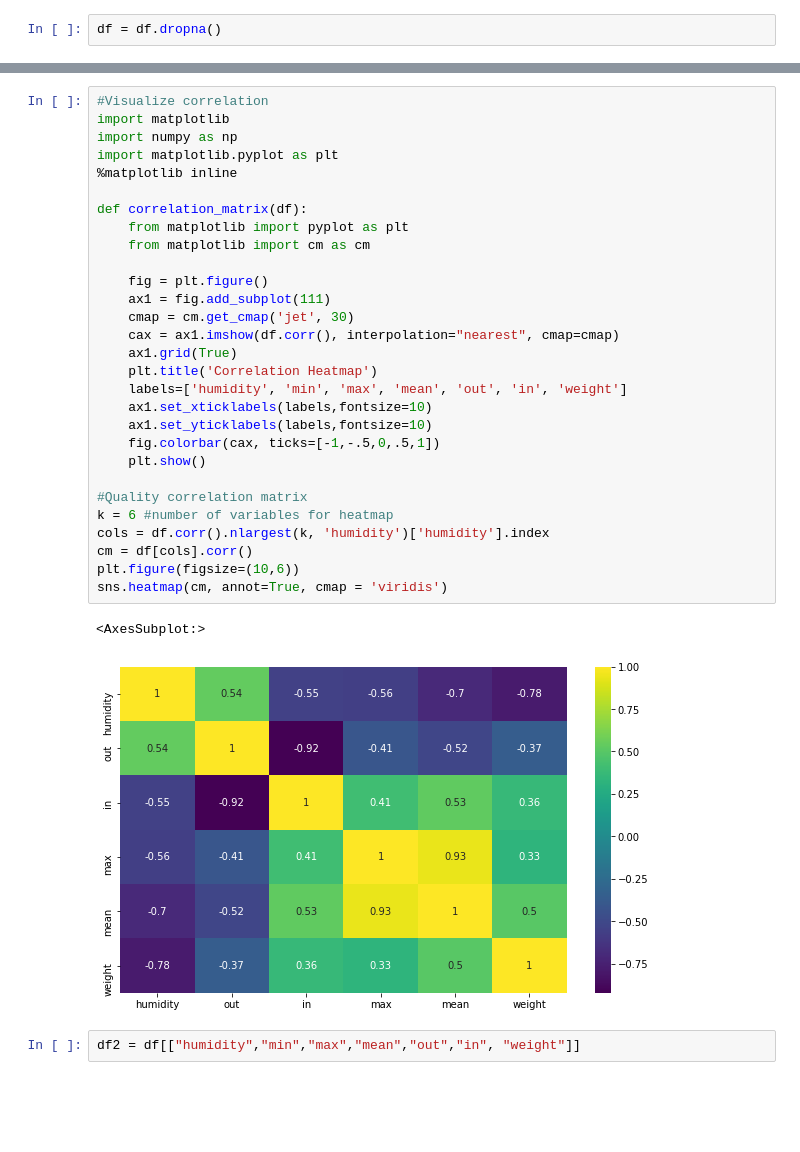
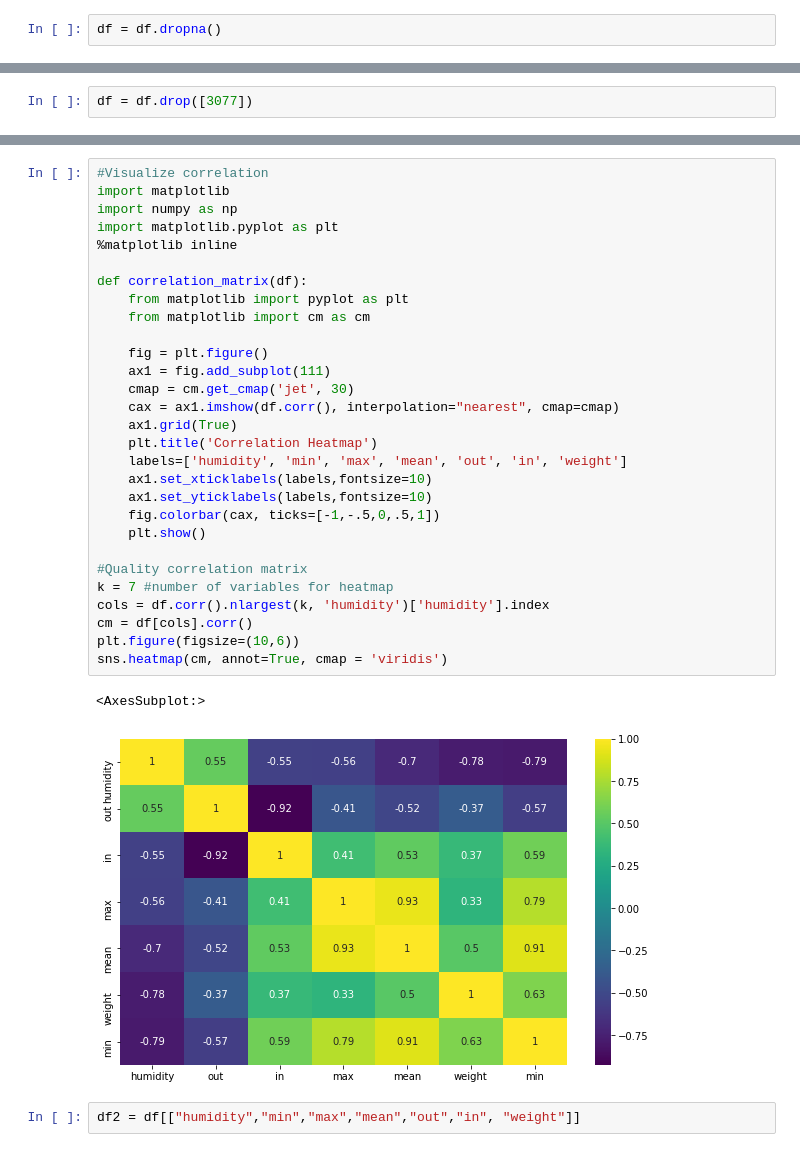
Before and after one commit to AFineSortie/Apicultural-Conservation-and-Technology, a Jupyter notebook: beehive-metrics_2017.ipynb, the cells around one changed output, grey strips where cells are left out. Drawn from its saved outputs; the diff is of its cells as text; blank space fills up the shorter version.

Commit message:
Modifications while grabbing charts for the paper

```diff
--- a/beehive-metrics_2017.ipynb
+++ b/beehive-metrics_2017.ipynb
@@ -209,0 +232,2 @@ df = df.dropna()
+# %%
+df = df.drop([3077])
@@ -268,35 +301,35 @@ df.corr()
 # %%
 #Visualize correlation
 import matplotlib
 import numpy as np
 import matplotlib.pyplot as plt
 %matplotlib inline
 
 def correlation_matrix(df):
     from matplotlib import pyplot as plt
     from matplotlib import cm as cm
 
     fig = plt.figure()
     ax1 = fig.add_subplot(111)
     cmap = cm.get_cmap('jet', 30)
     cax = ax1.imshow(df.corr(), interpolation="nearest", cmap=cmap)
     ax1.grid(True)
     plt.title('Correlation Heatmap')
     labels=['humidity', 'min', 'max', 'mean', 'out', 'in', 'weight']
     ax1.set_xticklabels(labels,fontsize=10)
     ax1.set_yticklabels(labels,fontsize=10)
     fig.colorbar(cax, ticks=[-1,-.5,0,.5,1])
     plt.show()
 
 #Quality correlation matrix
-k = 6 #number of variables for heatmap
+k = 7 #number of variables for heatmap
 cols = df.corr().nlargest(k, 'humidity')['humidity'].index
 cm = df[cols].corr()
 plt.figure(figsize=(10,6))
 sns.heatmap(cm, annot=True, cmap = 'viridis')
 # %% [output]
 <AxesSubplot:>
-[figure, old version]
+[figure, new version]
 # %%
 df2 = df[["humidity","min","max","mean","out","in", "weight"]]
 # %%
```
Also changed, not shown: parts of 11 cells of this notebook, 3 other files.
